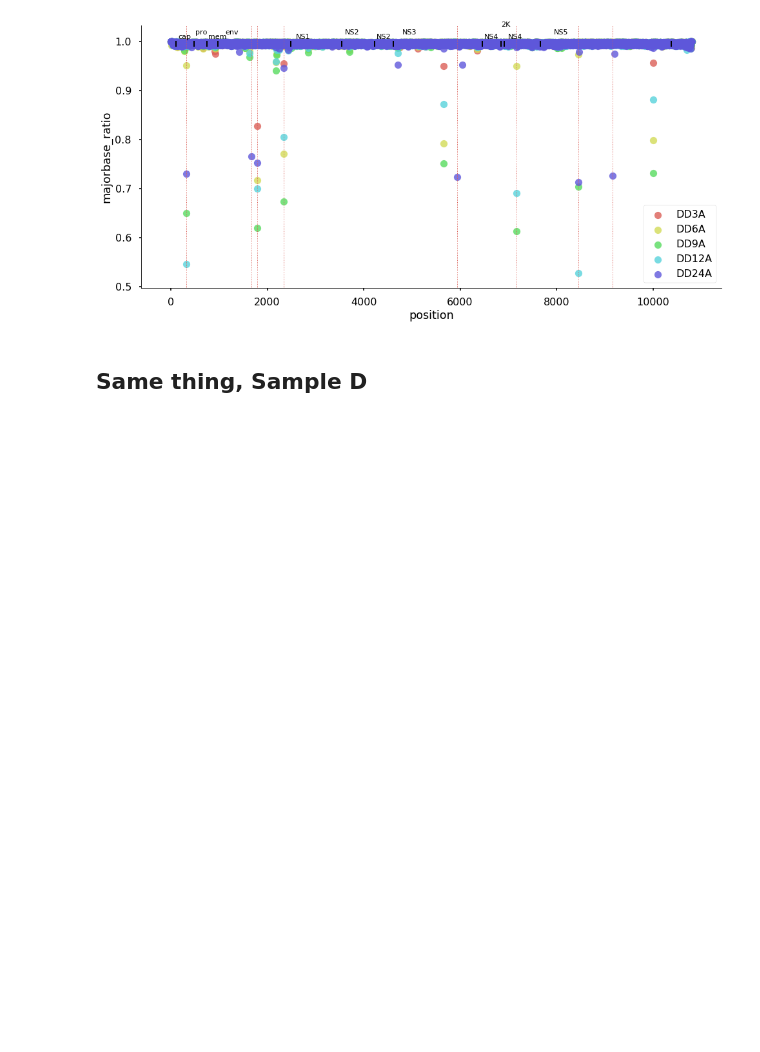
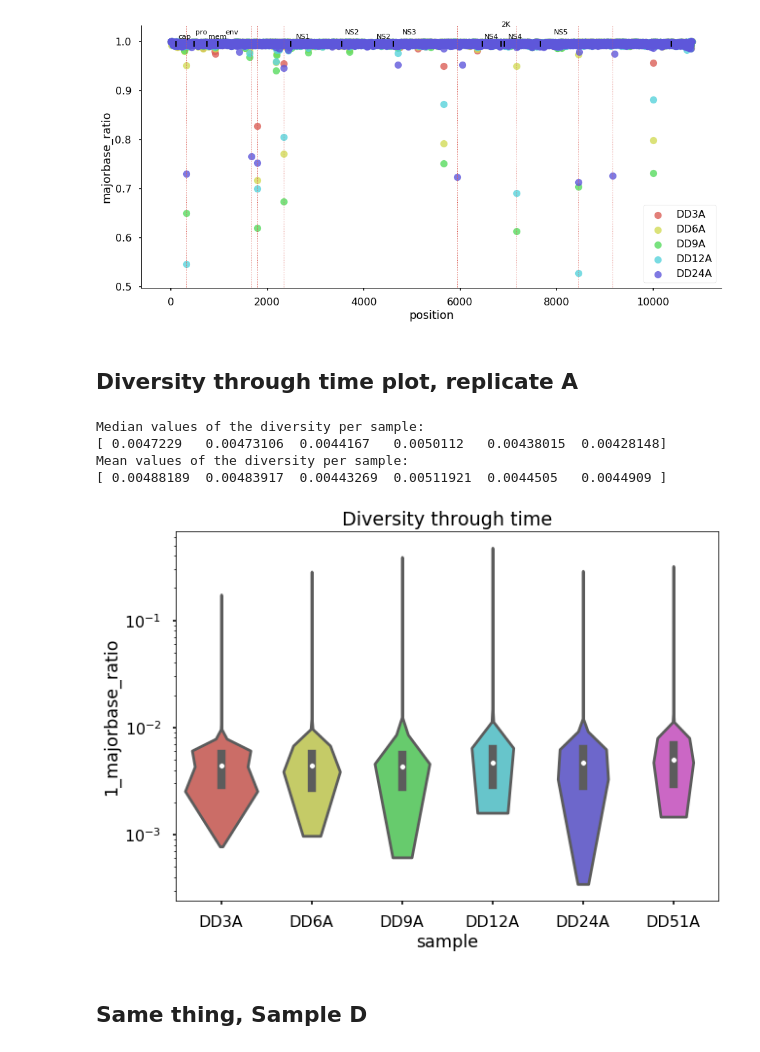
Before and after one commit to Boussau/Notebooks, a Jupyter notebook: Notebooks/Viromics/Analysis_of_first_libraries.ipynb, the cells around one changed output. Cells and saved outputs as stored; diff of their text form; code cells hidden in the pictures; blank space fills up the shorter version.

Commit message:
Analysis of the libraries obtained in December 2017, now with diversity through time plots.

```diff
--- a/Notebooks/Viromics/Analysis_of_first_libraries.ipynb
+++ b/Notebooks/Viromics/Analysis_of_first_libraries.ipynb
@@ -102,6 +103,30 @@ plot_positions()
 plot_genes()
 # %% [output]
 [figure]
+# %% [markdown]
+## Diversity through time plot, replicate A
+# %%
+overlay_table_concat['1_majorbase_ratio'] = 1.0 - overlay_table_concat['majorbase_ratio']
+
+f, ax = plt.subplots(figsize=(10, 7))
+ax.set(yscale="log")
+sns.violinplot(x='sample', y="1_majorbase_ratio", data=overlay_table_concat,  ax=ax, bw=0.2)
+
+# giving title to the plot
+plt.title("Diversity through time");
+
+medians = overlay_table_concat.groupby(['sample'])['1_majorbase_ratio'].median().values
+print("Median values of the diversity per sample:" )
+print(medians)
+means = overlay_table_concat.groupby(['sample'])['1_majorbase_ratio'].mean().values
+print("Mean values of the diversity per sample:" )
+print(means)
+# %% [output]
+Median values of the diversity per sample:
+[ 0.0047229   0.00473106  0.0044167   0.0050112   0.00438015  0.00428148]
+Mean values of the diversity per sample:
+[ 0.00488189  0.00483917  0.00443269  0.00511921  0.0044505   0.0044909 ]
+[figure, added]
 # %% [markdown]
 ## Same thing, Sample D
 # %%
```
Also changed, not shown: parts of 7 cells of this notebook.
